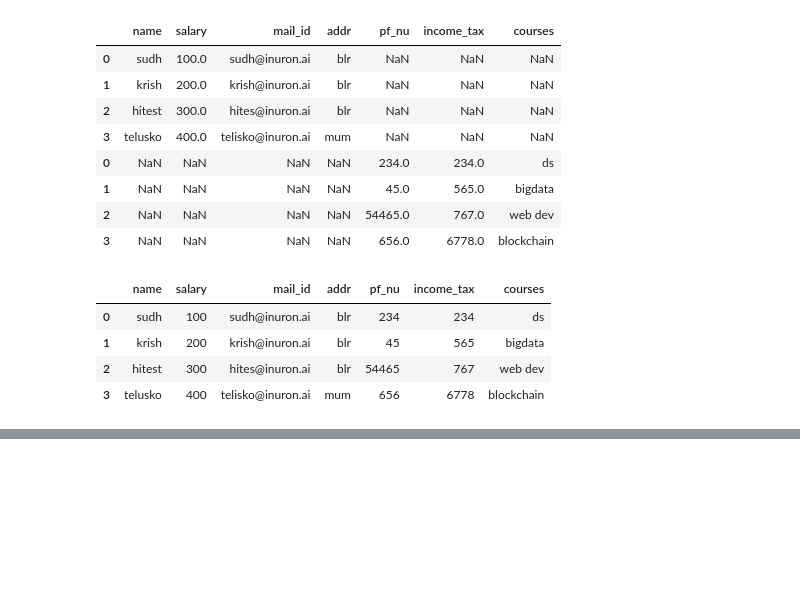
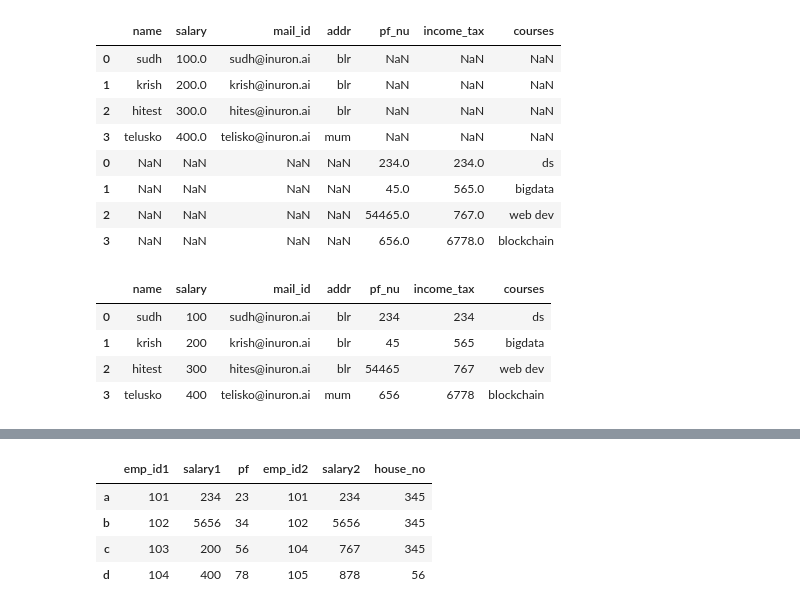
Before and after one commit to guptaayushman24/Ineuron_Python, a Jupyter notebook: Pandas.ipynb, the cells around one changed output, grey strips where cells are left out. Cells and saved outputs as stored; diff of their text form; code cells hidden in the pictures; blank space fills up the shorter version.

```diff
--- a/Pandas.ipynb
+++ b/Pandas.ipynb
@@ -1223,0 +1414,16 @@ data3={'pf_nu':[234,45,54465,656],'income_tax':[234,565,767,6778],'courses':['ds
+# %%
+data10 = {
+    'emp_id1':[101,102,103,104],
+    'salary1':[234,5656,200,400],
+    'pf':[23,34,56,78]
+}
+# %%
+data11={
+    'emp_id2':[101,102,104,105,123],
+    'salary2':[234,5656,767,878,43],
+    'house_no':[345,345,345,56,234]
+}
+# %%
+df10=pd.DataFrame(data10,index=['a','b','c','d'])
+# %%
+df11=pd.DataFrame(data11,index=['a','b','d','e','f'])
@@ -1223,0 +1446,9 @@ data3={'pf_nu':[234,45,54465,656],'income_tax':[234,565,767,6778],'courses':['ds
+# %%
+# Performing the join operation
+df10.join(df11) # By default it will do the left join
+# %% [output]
+|  | emp_id1 | salary1 | pf | emp_id2 | salary2 | house_no |
+| a | 101 | 234 | 23 | 101 | 234 | 345 |
+| b | 102 | 5656 | 34 | 102 | 5656 | 345 |
+| c | 103 | 200 | 56 | 104 | 767 | 345 |
+| d | 104 | 400 | 78 | 105 | 878 | 56 |
```
Also changed, not shown: parts of 37 cells of this notebook.
